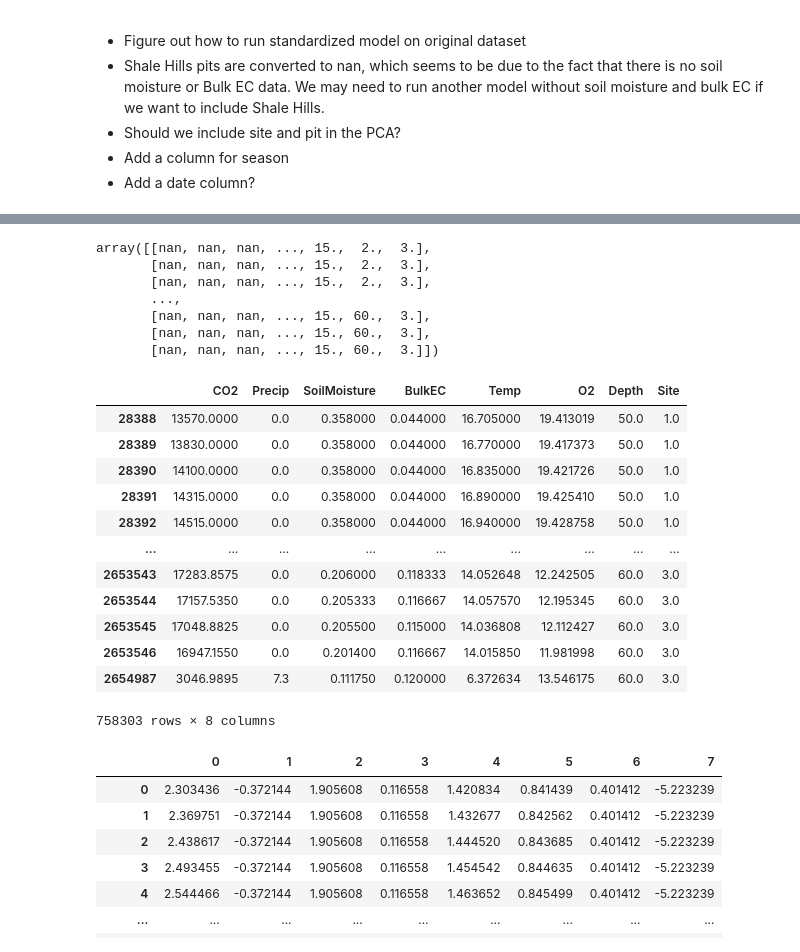
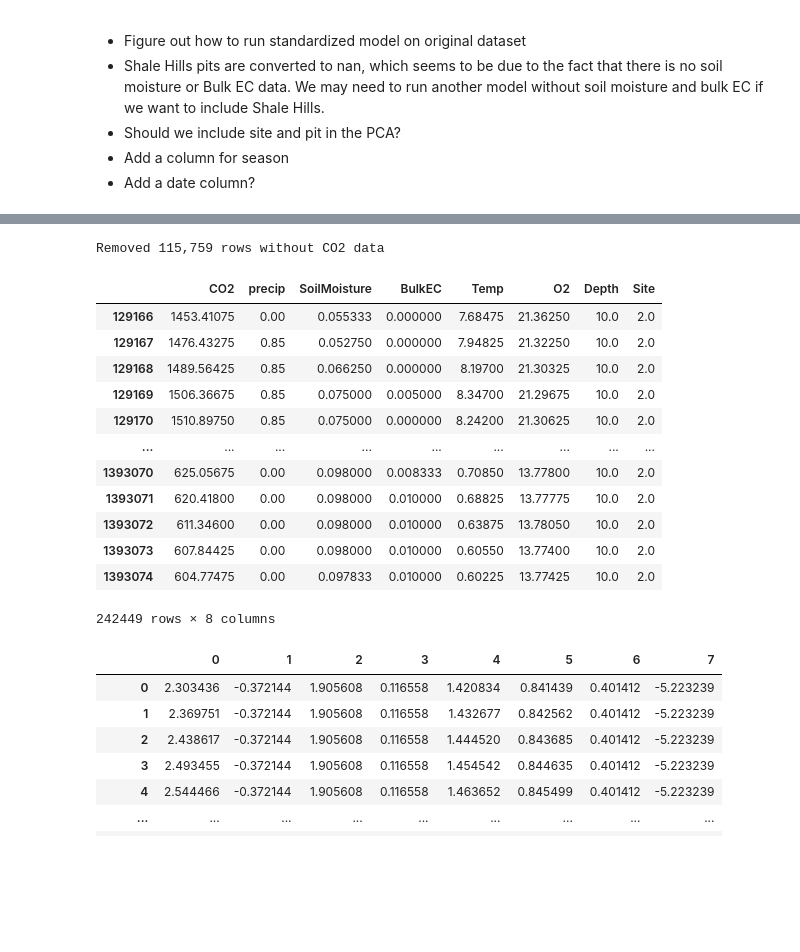
Before and after one commit to mberghouse/CO2-Data, a Jupyter notebook: python_processing/eda/MergeProcessedData.ipynb, the cells around one changed output, grey strips where cells are left out. Drawn from its saved outputs; the diff is of its cells as text; code cells hidden in the pictures; blank space fills up the shorter version.

Commit message:
Streamline first 6 cells of MergeProcessedData

```diff
--- a/python_processing/eda/MergeProcessedData.ipynb
+++ b/python_processing/eda/MergeProcessedData.ipynb
@@ -1083,7 +50,0 @@ for site in all_pits.keys():
-# %%
-merged=np.vstack(( data['R1C1'], data['R1H1'], data['R1P1'],  data['TMMS'], data['LRMS'], data['NPMS'], data['SPVF'], data['BGZOB1'], data['BGZOB2'], data['BGZOB3'], data['BGZOB4'], data['Green1'], data['Green2'], data['Green3'], data['MC1'], data['MC2'], data['MC3'], data['MC4'], data['MC5'], data['MC6']))
-#
-df=pd.DataFrame(data=merged, columns=['CO2', 'Precip', 'SoilMoisture', 'BulkEC', 'Temp', 'O2', 'WaterPotential', 'ReductionPotential', 'Pit','Depth', 'Site'])
-# %%
-df.dropna(subset=['CO2'], inplace=True)
-df
@@ -1104,10 +50,0 @@ df
-# %%
-data['MC1']
-# %% [output]
-array([[nan, nan, nan, ..., 15.,  2.,  3.],
-       [nan, nan, nan, ..., 15.,  2.,  3.],
-       [nan, nan, nan, ..., 15.,  2.,  3.],
-       ...,
-       [nan, nan, nan, ..., 15., 60.,  3.],
-       [nan, nan, nan, ..., 15., 60.,  3.],
-       [nan, nan, nan, ..., 15., 60.,  3.]])
@@ -1114 +114,18 @@ array([[nan, nan, nan, ..., 15.,  2.,  3.],
+# %%
+# Merge all data into a single numpy array
+for i, (pit, array) in enumerate(data.items()):
+    if i == 0:
+        merged = array.copy()
+    else:
+        merged = np.append(merged, array, axis=0)
+
+# Remove rows without any CO2 data
+all_rows, _ = merged.shape
+merged = merged[~np.isnan(merged[:, 0]), :]
+trimmed = all_rows - merged.shape[0]
+print(f'Removed {trimmed:,} rows without CO2 data')
+
+df = pd.DataFrame(data=merged, columns=features)
+# %% [output]
+Removed 115,759 rows without CO2 data
 # %%
@@ -1121,26 +135,25 @@ np.savetxt(outfile, output, fmt='%.4f', delimiter=",")
 from sklearn.decomposition import PCA
 from sklearn.preprocessing import StandardScaler
 # %%
-df=df.drop(columns='WaterPotential')
-df=df.drop(columns='ReductionPotential')
-df=df.drop(columns='Pit')
+df.drop(columns=['WaterPotential', 'ReductionPotential', 'Pit', 'timestamp'],
+        inplace=True)
 
 df=df.dropna()
 df
 # %% [output]
-|  | CO2 | Precip | SoilMoisture | BulkEC | Temp | O2 | Depth | Site |
-| 28388 | 13570.0000 | 0.0 | 0.358000 | 0.044000 | 16.705000 | 19.413019 | 50.0 | 1.0 |
-| 28389 | 13830.0000 | 0.0 | 0.358000 | 0.044000 | 16.770000 | 19.417373 | 50.0 | 1.0 |
-| 28390 | 14100.0000 | 0.0 | 0.358000 | 0.044000 | 16.835000 | 19.421726 | 50.0 | 1.0 |
-| 28391 | 14315.0000 | 0.0 | 0.358000 | 0.044000 | 16.890000 | 19.425410 | 50.0 | 1.0 |
-| 28392 | 14515.0000 | 0.0 | 0.358000 | 0.044000 | 16.940000 | 19.428758 | 50.0 | 1.0 |
+|  | CO2 | precip | SoilMoisture | BulkEC | Temp | O2 | Depth | Site |
+| 129166 | 1453.41075 | 0.00 | 0.055333 | 0.000000 | 7.68475 | 21.36250 | 10.0 | 2.0 |
+| 129167 | 1476.43275 | 0.85 | 0.052750 | 0.000000 | 7.94825 | 21.32250 | 10.0 | 2.0 |
+| 129168 | 1489.56425 | 0.85 | 0.066250 | 0.000000 | 8.19700 | 21.30325 | 10.0 | 2.0 |
+| 129169 | 1506.36675 | 0.85 | 0.075000 | 0.005000 | 8.34700 | 21.29675 | 10.0 | 2.0 |
+| 129170 | 1510.89750 | 0.85 | 0.075000 | 0.000000 | 8.24200 | 21.30625 | 10.0 | 2.0 |
 | ... | ... | ... | ... | ... | ... | ... | ... | ... |
-| 2653543 | 17283.8575 | 0.0 | 0.206000 | 0.118333 | 14.052648 | 12.242505 | 60.0 | 3.0 |
-| 2653544 | 17157.5350 | 0.0 | 0.205333 | 0.116667 | 14.057570 | 12.195345 | 60.0 | 3.0 |
-| 2653545 | 17048.8825 | 0.0 | 0.205500 | 0.115000 | 14.036808 | 12.112427 | 60.0 | 3.0 |
-| 2653546 | 16947.1550 | 0.0 | 0.201400 | 0.116667 | 14.015850 | 11.981998 | 60.0 | 3.0 |
-| 2654987 | 3046.9895 | 7.3 | 0.111750 | 0.120000 | 6.372634 | 13.546175 | 60.0 | 3.0 |
+| 1393070 | 625.05675 | 0.00 | 0.098000 | 0.008333 | 0.70850 | 13.77800 | 10.0 | 2.0 |
+| 1393071 | 620.41800 | 0.00 | 0.098000 | 0.010000 | 0.68825 | 13.77775 | 10.0 | 2.0 |
+| 1393072 | 611.34600 | 0.00 | 0.098000 | 0.010000 | 0.63875 | 13.78050 | 10.0 | 2.0 |
+| 1393073 | 607.84425 | 0.00 | 0.098000 | 0.010000 | 0.60550 | 13.77400 | 10.0 | 2.0 |
+| 1393074 | 604.77475 | 0.00 | 0.097833 | 0.010000 | 0.60225 | 13.77425 | 10.0 | 2.0 |
-758303 rows × 8 columns
+242449 rows × 8 columns
 # %%
 df['new_index']=list(range(0, 758303))
 df_reindex=df.set_index('new_index')
```
Also changed, not shown: parts of 5 cells of this notebook, 2 other files.
